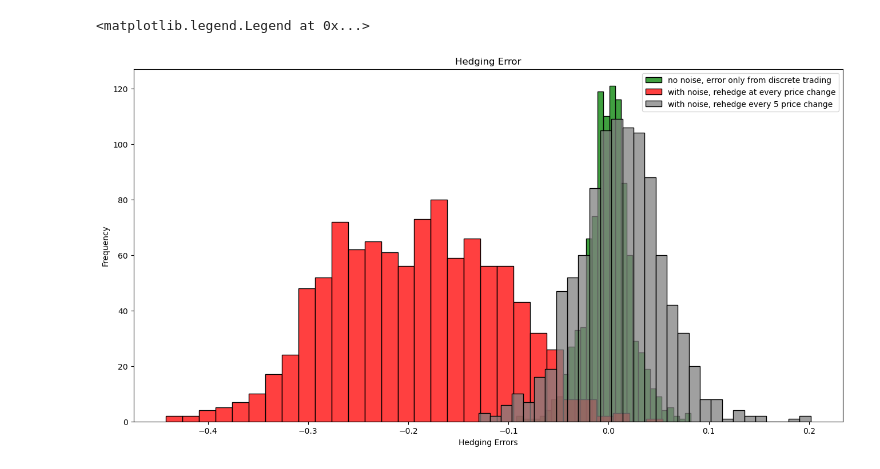
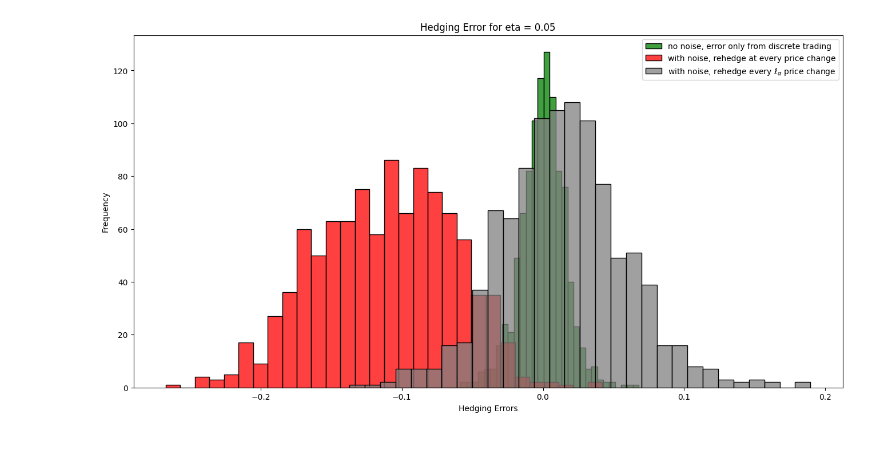
Before and after one commit to cs821/IC_MF_Market_Microstructure_CW, a Jupyter notebook: hedging_error_vision3.ipynb, the cells around one changed output. Cells and saved outputs as stored; diff of their text form; code cells hidden in the pictures.

```diff
--- a/hedging_error_vision3.ipynb
+++ b/hedging_error_vision3.ipynb
@@ -112,9 +113,9 @@ def plot_uncertainty_zone_matplotlib(X,alpha, eta):
     plt.show()
 # %%
 alpha = 0.05      # Tick size
-eta = 0.05        # Uncertainty zone width
+eta = 0.2       # Uncertainty zone width
 T = 1.0          # Time horizon
-sigma = 0.01   # Volatility, sigma=0.01  5/np.sqrt(252)
+sigma = 0.05/np.sqrt(252)   # Volatility, sigma=0.01  5/np.sqrt(252)
 X0 = 100.0       # Initial price
 n_steps = 250   # Number of time steps
 K = 100 # Strike
@@ -126,3 +127,7 @@ plot_uncertainty_zone_matplotlib(X,alpha,eta)
+# %%
+eta = 0.05  # Uncertainty zone width
+sigma = 0.01
+n_steps = 500
 # %%
 def black_scholes_call(S, K, T, r, sigma):
     """
@@ -202,7 +207,7 @@ def generate_observed_prices(X, tau, alpha):
 error = np.zeros(1)
 for i in range(1):
         t, X = simulate_GBM(T, n_steps, X0, sigma)
-        _, _, P_fixed, tau_fixed = simulate_observed_price(X, alpha, eta,1)
+        _, P_fixed, tau_fixed = simulate_observed_price(X, alpha, eta,1)
         #P_fixed1, tau_fixed1 = uncertainty_zone_price(X, alpha, eta, 1)
 
         tau_optimal = get_optimal_tau(X, alpha, eta)
@@ -222,7 +227,7 @@ for i in range(1):
 from tqdm import tqdm
 for i in tqdm(range(number_of_paths), desc="Processing Paths"):
         t, X = simulate_GBM(T, n_steps, X0, sigma)
-        _, _, P_fixed, tau_fixed = simulate_observed_price(X, alpha, eta)
+        _, P_fixed, tau_fixed = simulate_observed_price(X, alpha, eta)
         tau_optimal = get_optimal_tau(X, alpha, eta)
         tau_ideal = list(range(len(t)))
         P_optimal = generate_observed_prices(X, tau_optimal, alpha)
@@ -249,13 +254,13 @@ print(error_3.std())
 # %%
 plt.figure(figsize=(16, 8))
 sns.histplot(error_1, label = "no noise, error only from discrete trading", bins = 30, color = 'green',stat = 'count',legend=True)
 sns.histplot(error_2, label = "with noise, rehedge at every price change", bins = 30, color = 'red',stat = 'count',legend=True)
-sns.histplot(error_3, label = f"with noise, rehedge every 5 price change", bins = 30, color='grey',stat = 'count',legend=True)
+sns.histplot(error_3, label = r"with noise, rehedge every $\ell_\alpha$ price change", bins = 30, color='grey',stat = 'count',legend=True)
 
 plt.xlabel("Hedging Errors")
 plt.ylabel("Frequency")
-plt.title("Hedging Error")
+plt.title("Hedging Error for eta = 0.05")
 plt.legend()
+plt.savefig("hedgingError.pdf", format = "pdf")
 # %% [output]
-<matplotlib.legend.Legend at 0x...>
-[figure, old version]
+[figure, new version]
```
Also changed, not shown: parts of 6 cells of this notebook, 2 other files.
